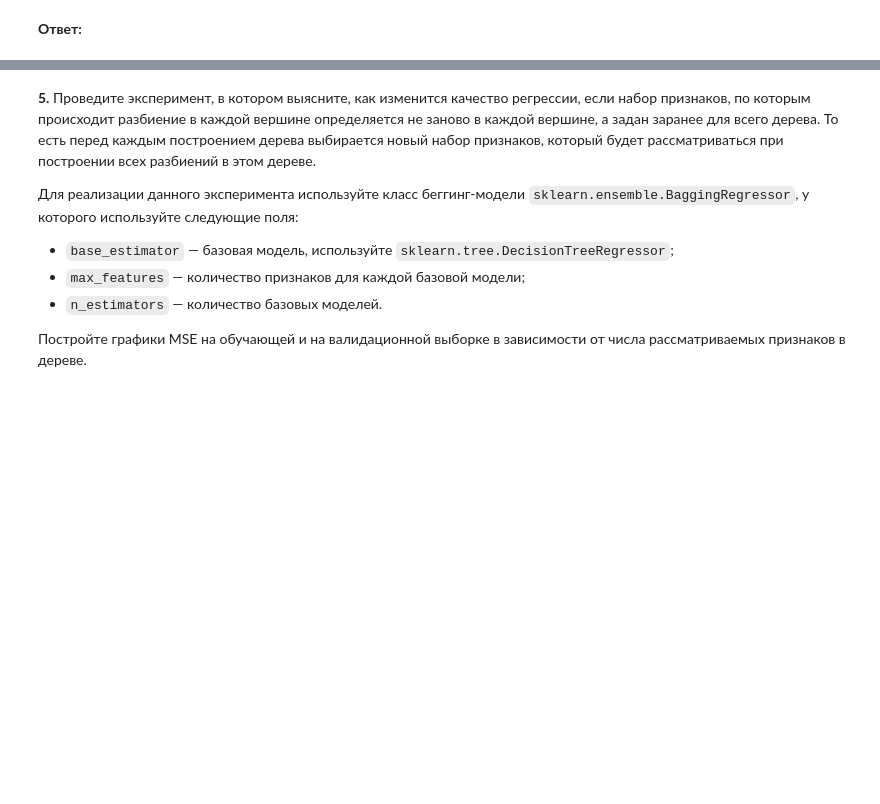
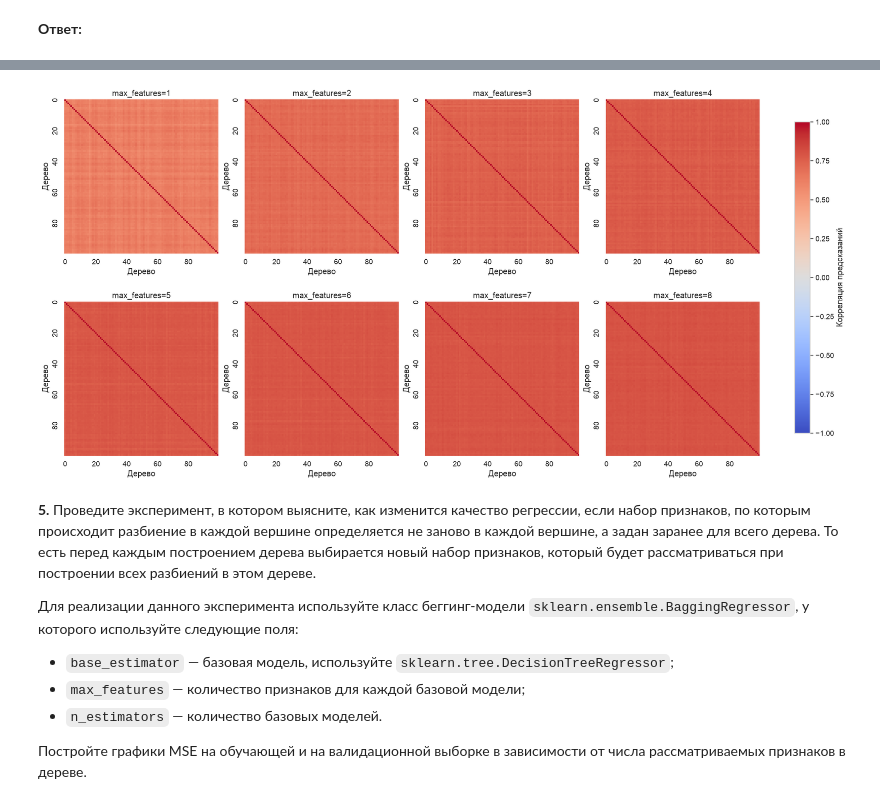
Before and after one commit to rudenkornk/ml_experiments, a Jupyter notebook: src/task_8L.ipynb, the cells around one changed output, grey strips where cells are left out. Saved outputs shown, nothing was run; the diff lists cells and outputs as text; code cells hidden in the pictures; blank space fills up the shorter version.

```diff
--- a/src/task_8L.ipynb
+++ b/src/task_8L.ipynb
@@ -159,3 +397,44 @@ X_train, X_test, y_train, y_test = ...
+# %%
+fig, axes = plt.subplots(2, 4, figsize=(20, 10), layout="constrained")
+X_test_array = np.asarray(X_test)
+
+for max_features, ax in zip(range(1, 9), axes.flat):
+    model = RandomForestRegressor(max_features=max_features)
+    model.fit(X_train, y_train)
+
+    predictions = np.array([
+        tree.predict(X_test_array)
+        for tree in model.estimators_
+    ])
+    correlations = np.corrcoef(predictions)
+
+    sns.heatmap(
+        correlations,
+        ax=ax,
+        vmin=-1,
+        vmax=1,
+        cmap="coolwarm",
+        square=True,
+        cbar=False,
+        xticklabels=20,
+        yticklabels=20,
+    )
+    ax.set(
+        title=f"max_features={max_features}",
+        xlabel="Дерево",
+        ylabel="Дерево",
+    )
+
+fig.colorbar(
+    axes[0, 0].collections[0],
+    ax=axes.ravel().tolist(),
+    label="Корреляция предсказаний",
+    shrink=0.8,
+)
+
+plt.show()
+# %% [output]
+[figure, added]
 # %% [markdown]
 **5.** Проведите эксперимент, в котором выясните, как изменится качество регрессии, если набор признаков, по которым происходит разбиение в каждой вершине определяется не заново в каждой вершине, а задан заранее для всего дерева. То есть перед каждым построением дерева выбирается новый набор признаков, который будет рассматриваться при построении всех разбиений в этом дереве.
 
```
Also changed, not shown: parts of 39 cells of this notebook, 1 other file.
